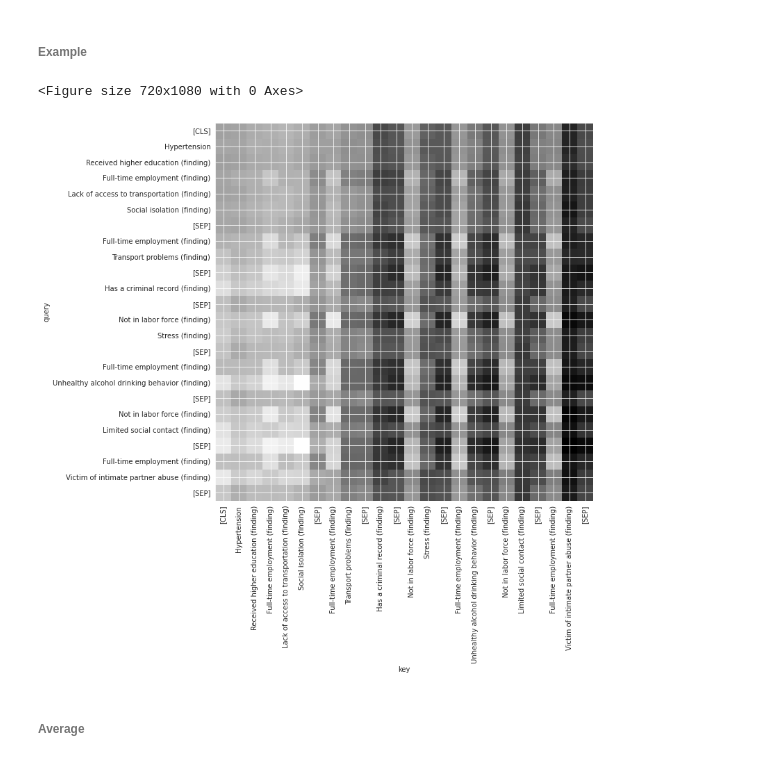
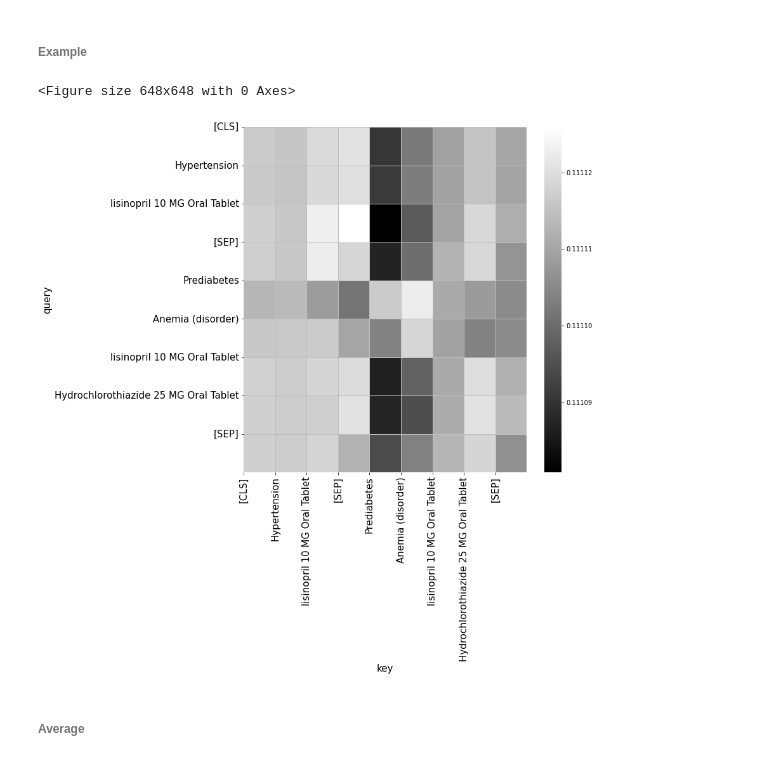
Before and after one commit to johagg17/Master-thesis, a Jupyter notebook: visualization/Hypertension.ipynb, the cells around one changed output. Cells and saved outputs as stored; diff of their text form; code cells hidden in the pictures.

```diff
--- a/visualization/Hypertension.ipynb
+++ b/visualization/Hypertension.ipynb
@@ -116,10 +125,10 @@ code_to_desc = dict(zip(mapdata.CODE,mapdata.DESCRIPTION))
 # %%
-hypertensioncode = int(mapdata[mapdata['DESCRIPTION'].isin(['Hypertension', 'hypertension'])]['CODE'].iloc[0])
-all_data['diagnos_flatten'] = all_data['diagnos_code'].apply(lambda x: np.concatenate(x))
-all_data['hypercode'] = all_data['diagnos_flatten'].apply(lambda x: True if hypertensioncode in x else False)
-hypertensionpatients = all_data[all_data['hypercode'] == True]
+hypertensioncode = int(diagnosmap[diagnosmap['DESCRIPTION'].isin(['Hypertension', 'hypertension'])]['CODE'].iloc[0])
+test['diagnos_flatten'] = test['diagnos_code'].apply(lambda x: np.concatenate(x))
+test['hypercode'] = test['diagnos_flatten'].apply(lambda x: True if hypertensioncode in x else False)
+hypertensionpatients = test[test['hypercode'] == True]
 # %%
 folderpath = '../data/pytorch_datasets/' + dataset_name
-hypertensionpatientsdataset = EHRDataset(hypertensionpatients, max_len=train_params['max_len_seq'], run_type='Hypertension_patients', save_folder=folderpath,feature_types=feature_types, conditional_files=condfiles, tokenizer=tokenizer)
+hypertensionpatientsdataset = EHRDataset(hypertensionpatients, max_len=train_params['max_len_seq'], run_type='Hypertension_synthea', save_folder=folderpath,feature_types=feature_types, conditional_files=condfiles, tokenizer=tokenizer)
 hypertensionloader = torch.utils.data.DataLoader(hypertensionpatientsdataset, batch_size=1, pin_memory=True, shuffle=True)
 # %% [output]
@@ -127,7 +139,7 @@ Loading data
 # %%
 conf = BertConfig(model_config)
 model = BertForMaskedLM(conf)
-PATH = "../saved_models/MLM/BEHRT_Synthea"
+PATH = "../saved_models/MLM/CondBEHRT_synthea"
 model = load_model(PATH, model)
 params = list(model.named_parameters())
 optim = adam(params, optim_param)
@@ -149,28 +161,48 @@ with torch.no_grad():
     sentence = tokenizer.convert_ids_to_tokens(tokens.numpy().squeeze(), 'code')
     lastatt = attention_scores[-1]
     averagedlastatt = ((lastatt.sum(dim=1) / lastatt.shape[1])[0]).detach().numpy()
-# %%
-lastatt = attention_scores[-1]
 # %%
-sentence = [code_to_desc[s] if s in code_to_desc else s for s in sentence if s!='[PAD]']
-f, ax = plt.subplots(figsize = (10,15))
+sentence_conv = []
+
+for s in sentence:
+    if s == '[CLS]' or s == '[SEP]':
+        sentence_conv.append(s)
+        continue
+
+    if s =='[PAD]':
+        #sentence_conv.append(s)
+        continue
+
+    if s in diagnosmapdict:
+        sentence_conv.append(diagnosmapdict[s])
+
+    elif s in medmapdict:
+        sentence_conv.append(medmapdict[s])
+
+    elif s in procmapdict:
+        sentence_conv.append(procmapdict[s])
+    else:
+        sentence_conv.append(s)
+
+f, ax = plt.subplots(figsize = (len(sentence_conv),len(sentence_conv)))
 map1 = lastatt[0][1].detach().numpy() #((layer.sum(dim=1) / layer.shape[1])[0]).detach().numpy()
-map1 = map1[:len(sentence), :len(sentence)]
+map1 = map1[:len(sentence_conv), :len(sentence_conv)]
 #print(map1)
 plt.clf()
 f=plt.figure(figsize=(10,10))
 ax = f.add_subplot(1,1,1)
-i=ax.imshow(map1,interpolation='nearest',cmap='gray')
-ax.set_yticks(range(len(sentence)))
-ax.set_yticklabels(sentence, fontsize=10)
-ax.set_xticks(range(len(sentence)))
-ax.set_xticklabels(sentence,rotation=90, fontsize=10)
-ax.set_xlabel('key', fontsize=10)
-ax.set_ylabel('query', fontsize=10)
+#i=ax.imshow(map1,interpolation='nearest',cmap='gray')
+sns.heatmap(map1, annot=False, linewidths=1, fmt="f", ax=ax, xticklabels = sentence_conv, yticklabels = sentence_conv, vmax=map1.max(), vmin=map1.min(), cmap='gray')
+ax.set_yticks(range(len(sentence_conv)))
+ax.set_yticklabels(sentence_conv, fontsize=15)
+ax.set_xticks(range(len(sentence_conv)))
+ax.set_xticklabels(sentence_conv,rotation=90, fontsize=15)
+ax.set_xlabel('key', fontsize=15)
+ax.set_ylabel('query', fontsize=15)
 ax.grid(linewidth = 0.8)
 # %% [output]
-<Figure size 720x1080 with 0 Axes>
+<Figure size 648x648 with 0 Axes>
-[figure, old version]
+[figure, new version]
 # %% [markdown]
 ###### Average
 # %%
```
Also changed, not shown: parts of 20 cells of this notebook, 18 other files.
